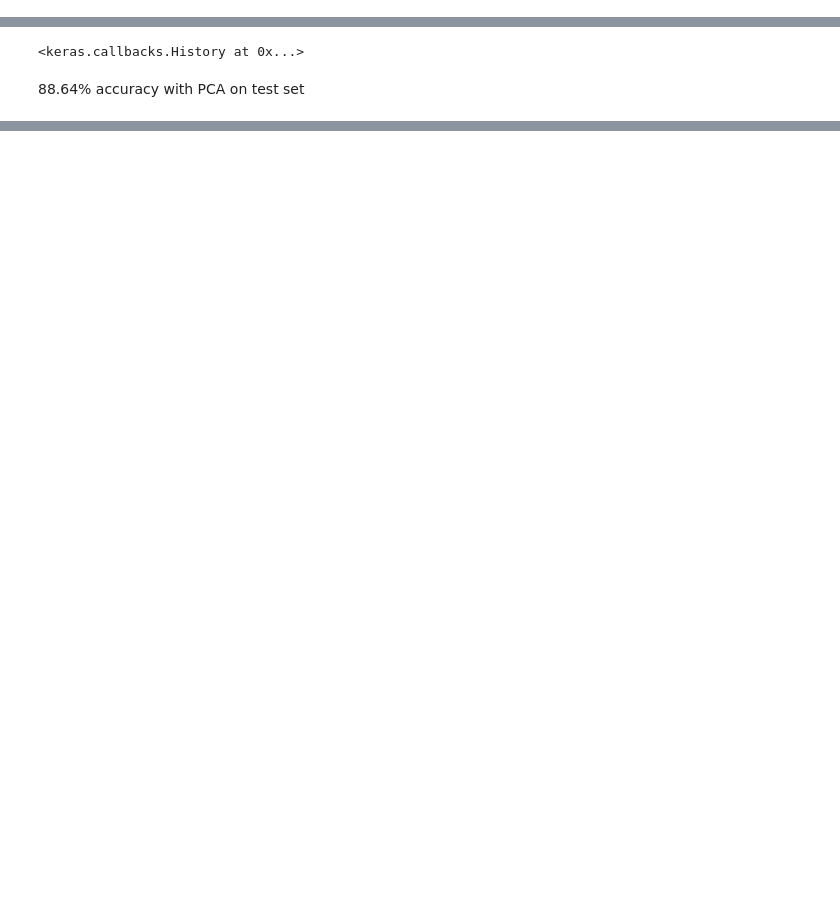
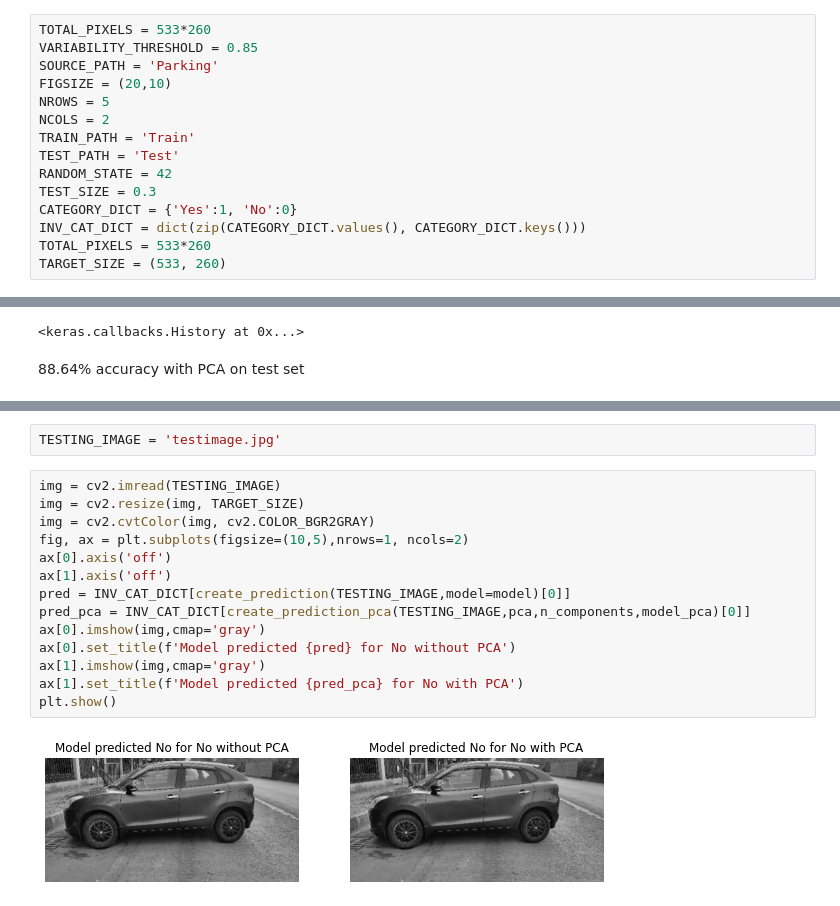
Before and after one commit to aayush1036/parking-detection, a Jupyter notebook: parking-detection.ipynb, the cells around one changed output, grey strips where cells are left out. Cells and saved outputs as stored; diff of their text form; blank space fills up the shorter version.

```diff
--- a/parking-detection.ipynb
+++ b/parking-detection.ipynb
@@ -13,3 +14,18 @@ VARIABILITY_THRESHOLD = 0.85
+# %%
+TOTAL_PIXELS = 533*260
+VARIABILITY_THRESHOLD = 0.85
+SOURCE_PATH = 'Parking'
+FIGSIZE = (20,10)
+NROWS = 5
+NCOLS = 2
+TRAIN_PATH = 'Train'
+TEST_PATH = 'Test'
+RANDOM_STATE = 42
+TEST_SIZE = 0.3
+CATEGORY_DICT = {'Yes':1, 'No':0}
+INV_CAT_DICT = dict(zip(CATEGORY_DICT.values(), CATEGORY_DICT.keys()))
+TOTAL_PIXELS = 533*260
+TARGET_SIZE = (533, 260)
 # %% [markdown]
 # Load Data
 # %%
@@ -170,0 +187,18 @@ We get 100.0% accuracy ono train set and 88.63636255264282% accuracy on test set
+# %%
+TESTING_IMAGE = 'testimage.jpg'
+# %%
+img = cv2.imread(TESTING_IMAGE)
+img = cv2.resize(img, TARGET_SIZE)
+img = cv2.cvtColor(img, cv2.COLOR_BGR2GRAY)
+fig, ax = plt.subplots(figsize=(10,5),nrows=1, ncols=2)
+ax[0].axis('off')
+ax[1].axis('off')
+pred = INV_CAT_DICT[create_prediction(TESTING_IMAGE,model=model)[0]]
+pred_pca = INV_CAT_DICT[create_prediction_pca(TESTING_IMAGE,pca,n_components,model_pca)[0]]
+ax[0].imshow(img,cmap='gray')
+ax[0].set_title(f'Model predicted {pred} for No without PCA')
+ax[1].imshow(img,cmap='gray')
+ax[1].set_title(f'Model predicted {pred_pca} for No with PCA')
+plt.show()
+# %% [output]
+[figure, added]
```
Also changed, not shown: parts of 6 cells of this notebook, 2 other files.
